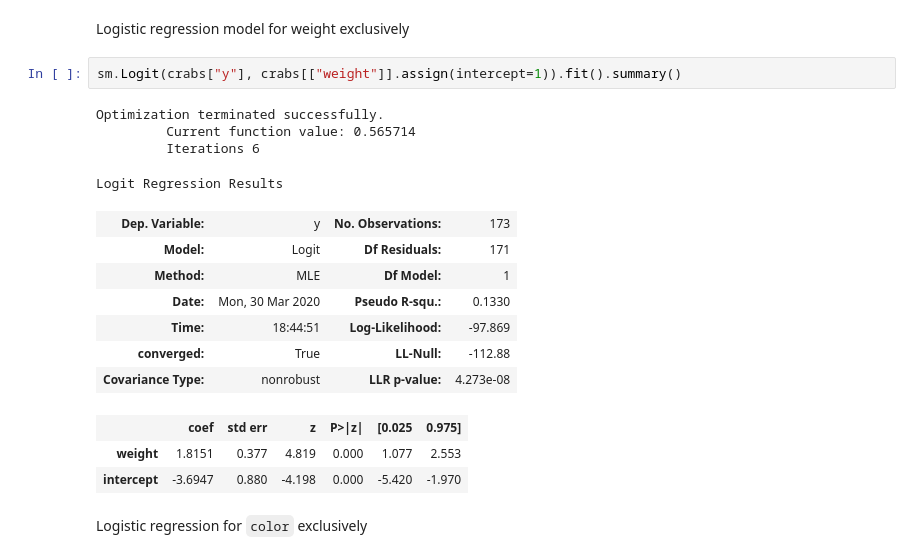
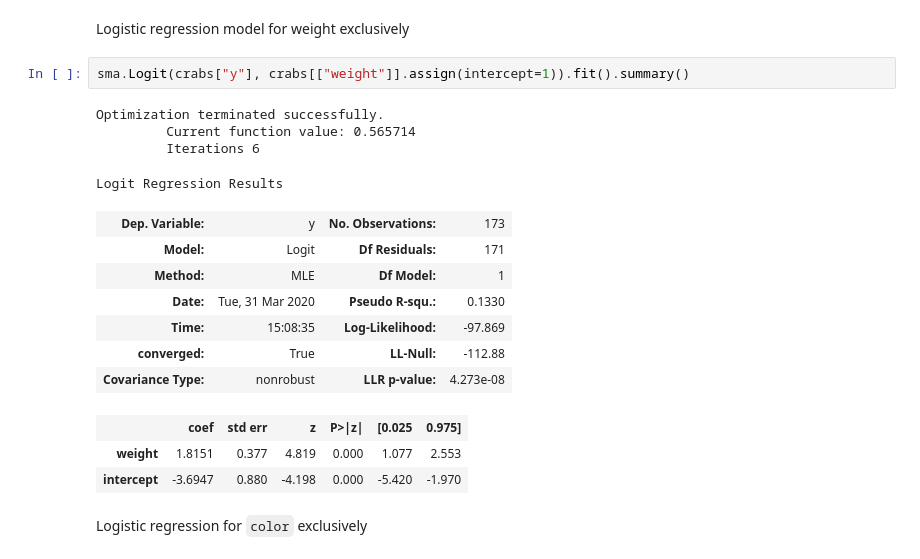
Before and after one commit to vindex10/sma-assignments, a Jupyter notebook: assignment2/assignment-2.ipynb, the cells around one changed output. Saved outputs shown, nothing was run; the diff lists cells and outputs as text.

```diff
--- a/assignment2/assignment-2.ipynb
+++ b/assignment2/assignment-2.ipynb
@@ -81,17 +83,17 @@ Odds ratio 95% confidence interval does not wrap $1$, it means that effect of wi
 # %% [markdown]
 Logistic regression model for weight exclusively
 # %%
-sm.Logit(crabs["y"], crabs[["weight"]].assign(intercept=1)).fit().summary()
+sma.Logit(crabs["y"], crabs[["weight"]].assign(intercept=1)).fit().summary()
 # %% [output]
 Optimization terminated successfully.
          Current function value: 0.565714
          Iterations 6
 Logit Regression Results
 | Dep. Variable: | y | No. Observations: | 173 |
 | Model: | Logit | Df Residuals: | 171 |
 | Method: | MLE | Df Model: | 1 |
-| Date: | Mon, 30 Mar 2020 | Pseudo R-squ.: | 0.1330 |
-| Time: | 18:44:51 | Log-Likelihood: | -97.869 |
+| Date: | Tue, 31 Mar 2020 | Pseudo R-squ.: | 0.1330 |
+| Time: | 15:08:35 | Log-Likelihood: | -97.869 |
 | converged: | True | LL-Null: | -112.88 |
 | Covariance Type: | nonrobust | LLR p-value: | 4.273e-08 |
 |  | coef | std err | z | P>|z| | [0.025 | 0.975] |
```
Also changed, not shown: parts of 19 cells of this notebook.
